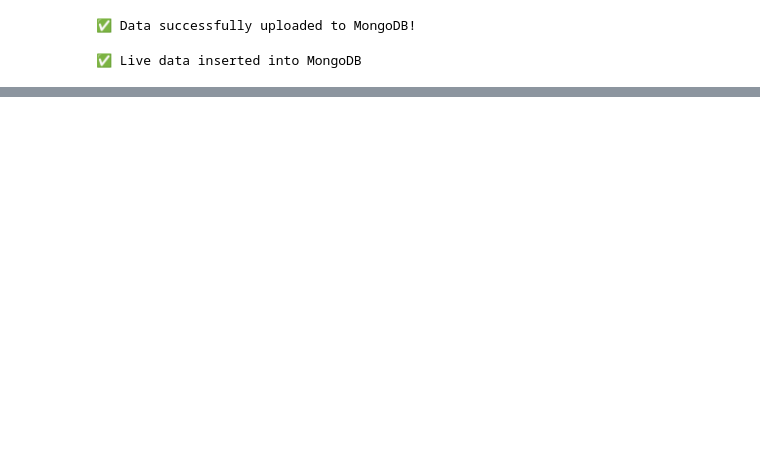
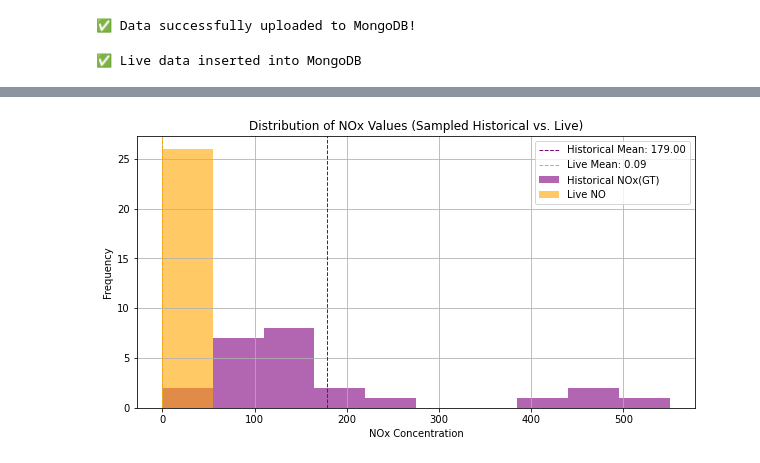
Before and after one commit to TurpalZaka/bdinf-air-quality-project, a Jupyter notebook: notebooks/Air_Quality_Analysis.ipynb, the cells around one changed output, grey strips where cells are left out. Drawn from its saved outputs; the diff is of its cells as text; code cells hidden in the pictures; blank space fills up the shorter version.

```diff
--- a/notebooks/Air_Quality_Analysis.ipynb
+++ b/notebooks/Air_Quality_Analysis.ipynb
@@ -239,0 +410,30 @@ df_live_cleaned.head()
+# %%
+# Convert historical NOx(GT) to float and sample 24 values
+nox_hist = df_cleaned['NOx(GT)'].astype(str).str.replace(',', '.').astype(float)
+nox_hist_sample = nox_hist.sample(n=24, random_state=42)
+
+# Define live NOx values
+nox_live = df_live_cleaned['no']
+# %%
+import matplotlib.pyplot as plt
+
+# Custom bin range based on both datasets
+bin_range = (0, 550)
+bins = 10
+
+plt.figure(figsize=(10, 5))
+plt.hist(nox_hist_sample, bins=bins, range=bin_range, alpha=0.6, label='Historical NOx(GT)', color='purple')
+plt.hist(nox_live, bins=bins, range=bin_range, alpha=0.6, label='Live NO', color='orange')
+
+# Mean lines
+plt.axvline(nox_hist_sample.mean(), color='purple', linestyle='dashed', linewidth=1, label=f'Historical Mean: {nox_hist_sample.mean():.2f}')
+plt.axvline(nox_live.mean(), color='orange', linestyle='dashed', linewidth=1, label=f'Live Mean: {nox_live.mean():.2f}')
+
+plt.legend()
+plt.title('Distribution of NOx Values (Sampled Historical vs. Live)')
+plt.xlabel('NOx Concentration')
+plt.ylabel('Frequency')
+plt.grid(True)
+plt.show()
+# %% [output]
+[figure, added]
```
Also changed, not shown: parts of 19 cells of this notebook.
